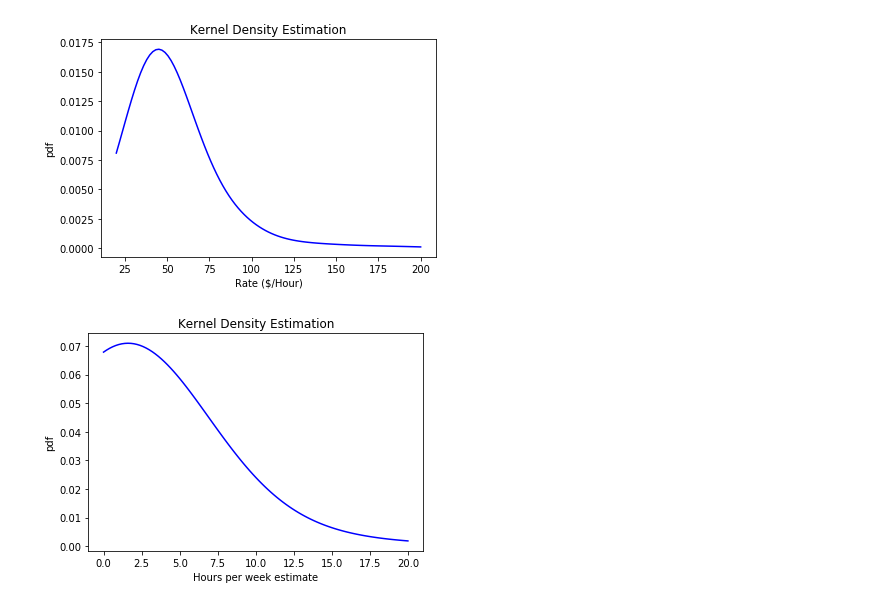
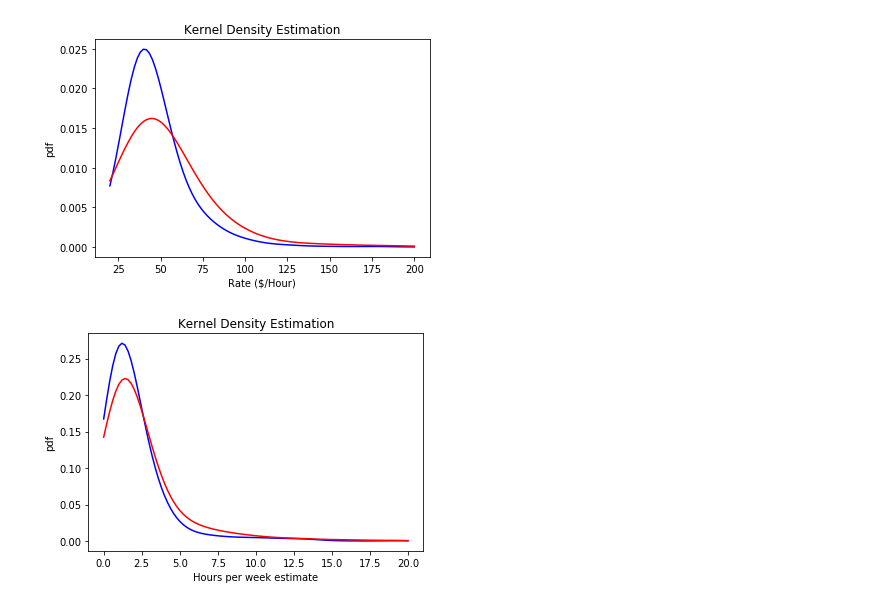
Before and after one commit to vijayoct27/tutor_prediction, a Jupyter notebook: tutor_prediction.ipynb, the cells around one changed output. Saved outputs shown, nothing was run; the diff lists cells and outputs as text; code cells hidden in the pictures.

```diff
--- a/tutor_prediction.ipynb
+++ b/tutor_prediction.ipynb
@@ -263,7 +269,7 @@ list_of_top_schools = ['Harvard University',
 desc_input = 'Whats up, man?'
 bio_input = 'experience teaching and tutoring. I really look forward to hearing from you! also enjoy helping students'
 schedule_input = 40.0
-subjects_input = ['Algebra 1', 'Precalculus', 'Chemistry']
+subjects_input = ['Algebra 1', 'Precalculus']
 edu_input = 'BS Physics, Colorodo State University. PhD in Physics, UC Berkeley.'
 rate_input = 50.0
 # %%
@@ -274,7 +280,7 @@ number_subjects = len(subjects_input)
 num_popular_subjects = 0
 for f in subjects_input:
     if f in popular_subjects:
-        num_popular += 1
+        num_popular_subjects += 1
 
 desc_count = len(desc_input.split(' '))
 bio_count = len(bio_input_lemm.split(' '))
@@ -305,16 +311,9 @@ if any(x in edu_input for x in postgrad):
 if any(x in edu_input for x in certified):
     certified_count +=1
 
-    top_school = 0
+top_school = 0
 if any(x in edu_input for x in list_of_top_schools):
     top_school += 1
-# %%
-desc_input = 'Whats up, man?'
-bio_input = 'experience teaching and tutoring. I really look forward to hearing from you! also enjoy helping students'
-schedule_input = 40.0
-subjects_input = ['Algebra 1', 'Precalculus', 'Chemistry']
-edu_input = 'Boston University, Yale BS physics'
-rate_input = 50.0
 # %%
 important_features_rate = ['number_subjects',
                            'top_school',
@@ -326,32 +325,36 @@ important_features_rate = ['number_subjects',
 # %%
 rate_data = pd.read_csv('tutor_data_rate.csv').drop(columns='Unnamed: 0')
 rate_data_f = rate_data.drop(columns=['rate'])
 rate_pipe = Pipeline([
         ('scaler', StandardScaler()),
         ('reduce_dim', PCA(n_components=3))
         ])
 rate_pipe.fit(rate_data_f)
 rate_trans = rate_pipe.transform(rate_data_f)
 rate_data_test = [number_subjects,
                   top_school,
                   schedule_input,
                   bio_count,
                   number_degrees,
                   desc_count,
                   num_popular_subjects]
 input_rate = rate_pipe.transform(np.array(rate_data_test).reshape(1,-1))
 weights_rate = (1. / np.linalg.norm(input_rate - rate_trans, axis=-1))
 
-rate_gkde = stats.gaussian_kde(rate_data.rate, bw_method = 0.5, weights=weights_rate)
+rate_gkde = stats.gaussian_kde(rate_data.rate, bw_method = 0.5, weights=weights_rate**4)
+rate_gkde_none = stats.gaussian_kde(rate_data.rate, bw_method = 0.5, weights=None)
 rate_ind = np.linspace(20, 200, 101)
 rate_kdepdf = rate_gkde.evaluate(rate_ind)
-plt.plot(rate_ind, rate_kdepdf, label='kde_weights', color="b")
+rate_kdepdf_none = rate_gkde_none.evaluate(rate_ind)
+
+plt.plot(rate_ind, rate_kdepdf, color="b")
+plt.plot(rate_ind, rate_kdepdf_none, color="r")
 plt.title('Kernel Density Estimation')
 plt.ylabel('pdf')
 plt.xlabel('Rate ($/Hour)')
 plt.show()
 # %% [output]
-[figure, old version]
+[figure, new version]
 # %%
 important_features_demand = ['hours_per_week_schedule',
                              'bio_count',
@@ -371,6 +374,7 @@ demand_pipe = Pipeline([
         ])
 demand_pipe.fit(demand_data_f)
 demand_trans = demand_pipe.transform(demand_data_f)
+rate_input = 150
 demand_data_test = [schedule_input,
                     bio_count,
                     rate_input,
@@ -383,14 +387,19 @@ demand_data_test = [schedule_input,
 input_demand = demand_pipe.transform(np.array(demand_data_test).reshape(1,-1))
 weights_demand = (1. / np.linalg.norm(input_demand - demand_trans, axis=-1))
 
-demand_gkde = stats.gaussian_kde(demand_data.hours_per_week_estimate, bw_method = 0.5, weights=weights_demand)
+demand_gkde = stats.gaussian_kde(demand_data.hours_per_week_estimate, bw_method = 0.5, weights=weights_demand**4)
+demand_gkde_none = stats.gaussian_kde(demand_data.hours_per_week_estimate, bw_method = 0.5, weights=None)
+
 demand_ind = np.linspace(0, 20, 101)
 demand_kdepdf = demand_gkde.evaluate(demand_ind)
+demand_kdepdf_none = demand_gkde_none.evaluate(demand_ind)
 
 plt.plot(demand_ind, demand_kdepdf, label='kde_weights', color="b")
+plt.plot(demand_ind, demand_kdepdf_none, label='kde_weights', color="r")
+
 plt.title('Kernel Density Estimation')
 plt.xlabel('Hours per week estimate')
 plt.ylabel('pdf')
 plt.show()
 # %% [output]
-[figure, old version]
+[figure, new version]
```
Also changed, not shown: parts of 2 cells of this notebook, 2 other files.
